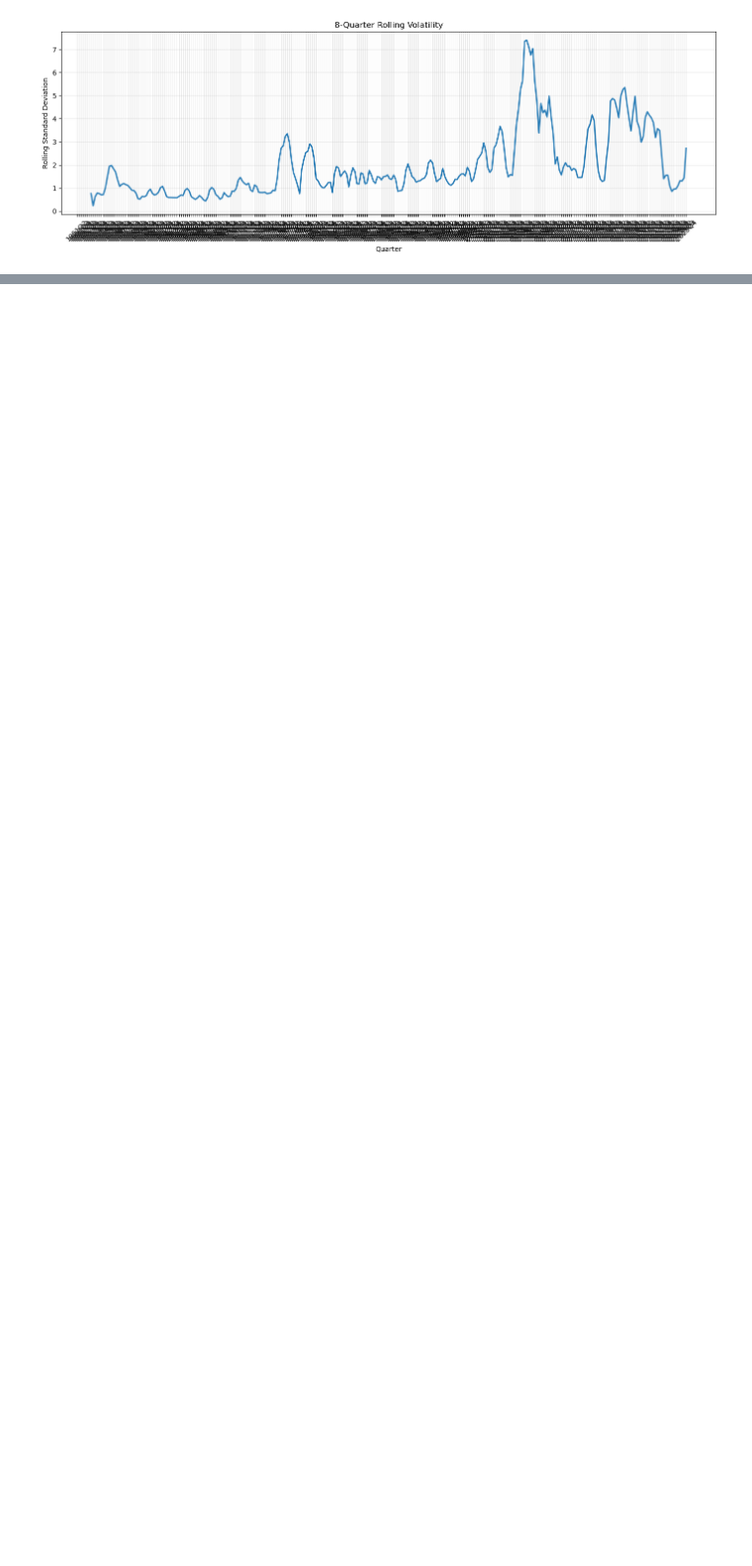
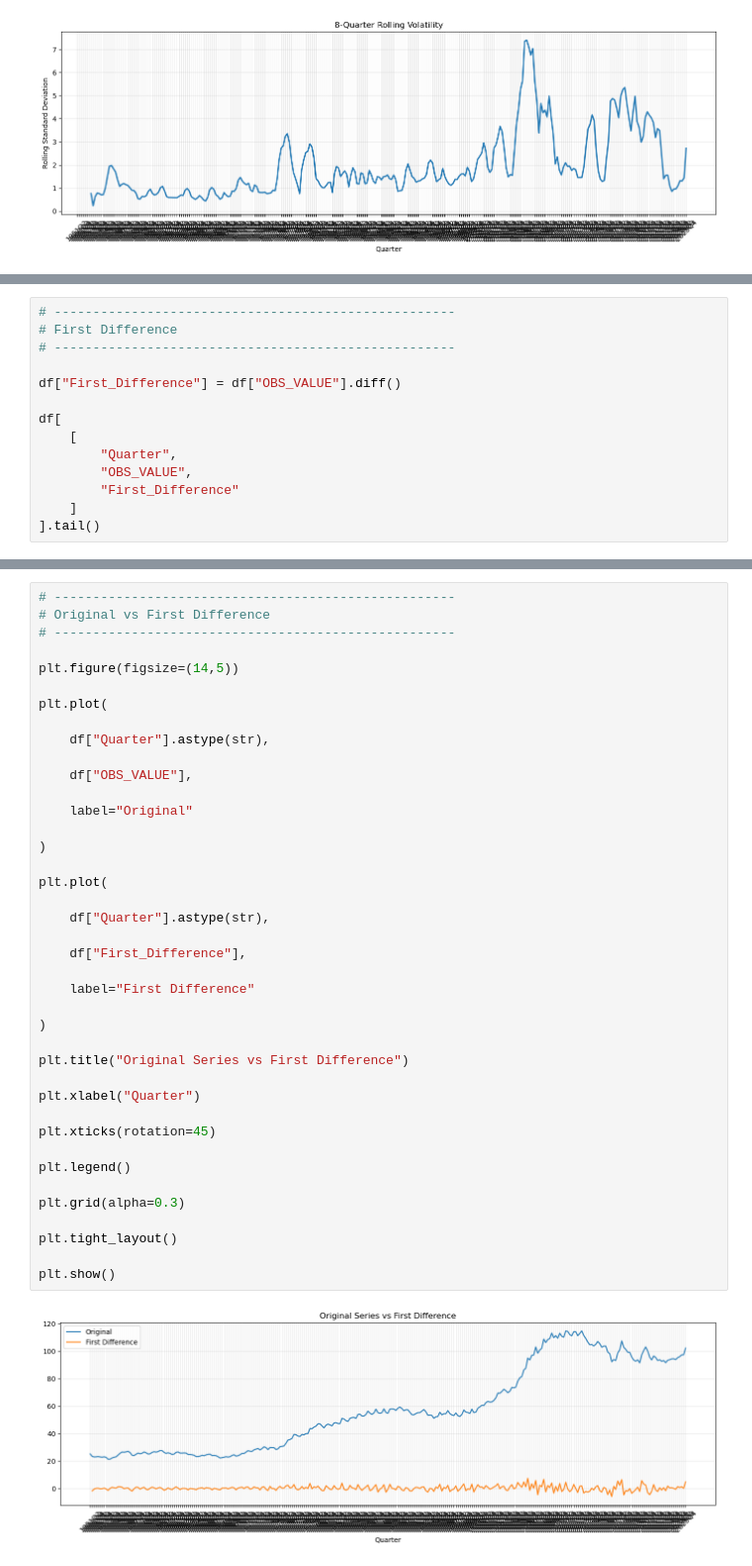
Before and after one commit to suprakashmukherjee/SDMX-Discovery, a Jupyter notebook: notebooks/D7_SDMX_Time_Series_Analysis.ipynb, the cells around one changed output, grey strips where cells are left out. Shown at 99% size. Drawn from its saved outputs; the diff is of its cells as text; blank space fills up the shorter version.

```diff
--- a/notebooks/D7_SDMX_Time_Series_Analysis.ipynb
+++ b/notebooks/D7_SDMX_Time_Series_Analysis.ipynb
@@ -543,0 +745,14 @@ plt.show()
+# %%
+# ----------------------------------------------------
+# First Difference
+# ----------------------------------------------------
+
+df["First_Difference"] = df["OBS_VALUE"].diff()
+
+df[
+    [
+        "Quarter",
+        "OBS_VALUE",
+        "First_Difference"
+    ]
+].tail()
@@ -543,0 +766,42 @@ plt.show()
+# %%
+# ----------------------------------------------------
+# Original vs First Difference
+# ----------------------------------------------------
+
+plt.figure(figsize=(14,5))
+
+plt.plot(
+
+    df["Quarter"].astype(str),
+
+    df["OBS_VALUE"],
+
+    label="Original"
+
+)
+
+plt.plot(
+
+    df["Quarter"].astype(str),
+
+    df["First_Difference"],
+
+    label="First Difference"
+
+)
+
+plt.title("Original Series vs First Difference")
+
+plt.xlabel("Quarter")
+
+plt.xticks(rotation=45)
+
+plt.legend()
+
+plt.grid(alpha=0.3)
+
+plt.tight_layout()
+
+plt.show()
+# %% [output]
+[figure, added]
```
Also changed, not shown: parts of 14 cells of this notebook.
